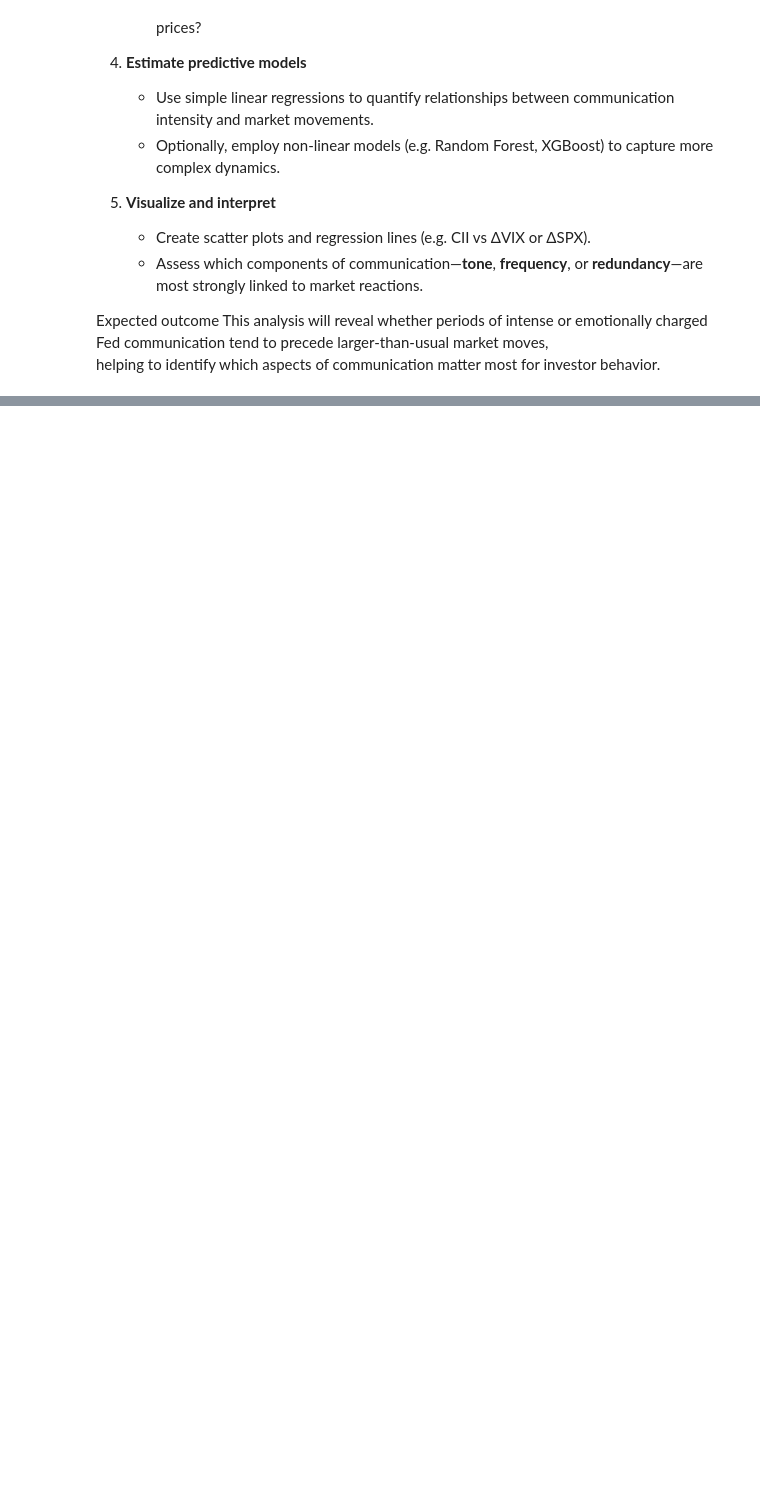
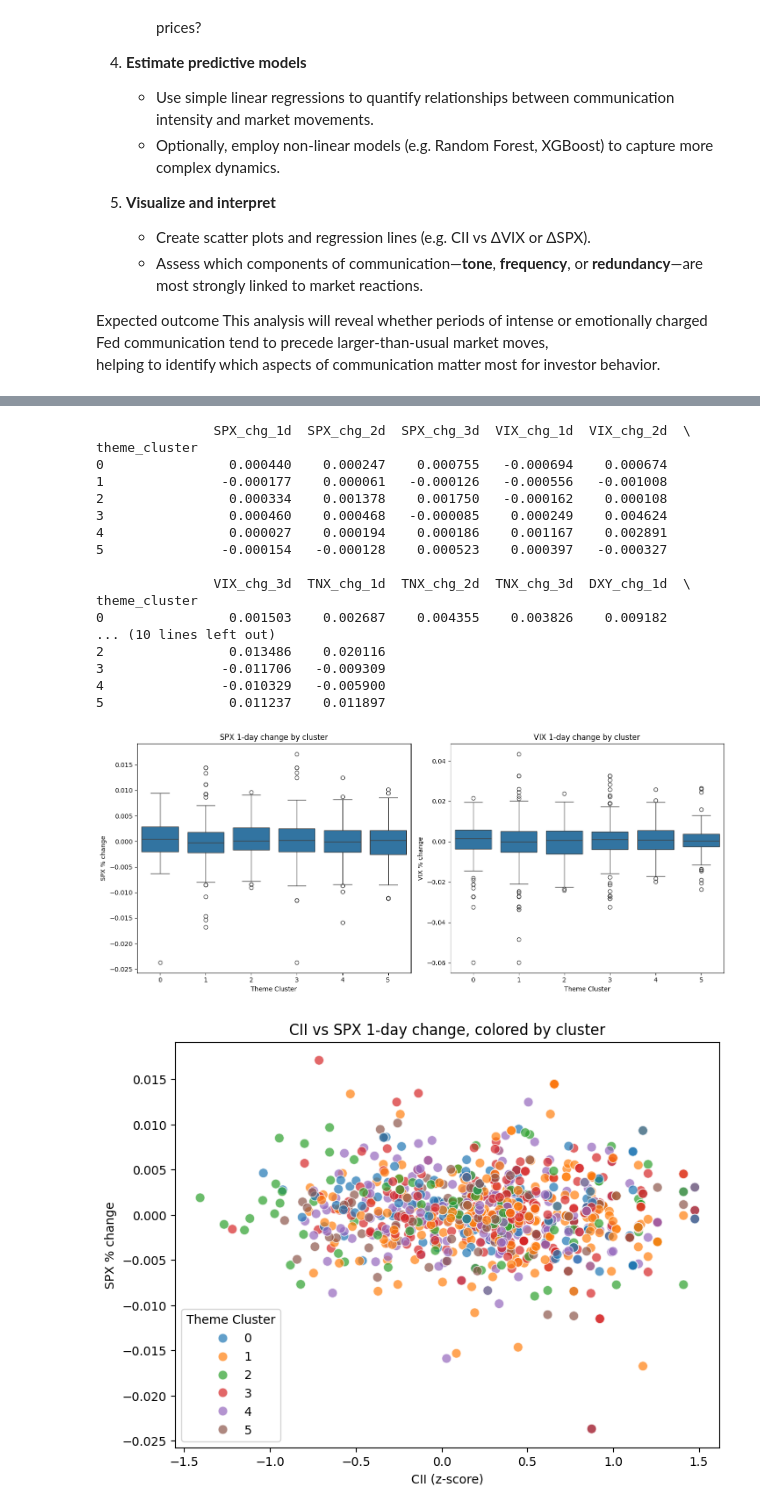
Before and after one commit to nonnen96/fed-communication-saturation, a Jupyter notebook: work.ipynb, the cells around one changed output, grey strips where cells are left out. Cells and saved outputs as stored; diff of their text form; code cells hidden in the pictures; blank space fills up the shorter version.

```diff
--- a/work.ipynb
+++ b/work.ipynb
@@ -991,0 +1001,56 @@ for m in market_vars:
+# %%
+# Agréger les rendements par cluster
+market_cols = ["SPX_chg_1d","SPX_chg_2d","SPX_chg_3d",
+               "VIX_chg_1d","VIX_chg_2d","VIX_chg_3d",
+               "TNX_chg_1d","TNX_chg_2d","TNX_chg_3d",
+               "DXY_chg_1d","DXY_chg_2d","DXY_chg_3d"]
+
+cluster_returns = df_merge.groupby("theme_cluster")[market_cols].mean()
+print(cluster_returns)
+
+# Boxplots par cluster pour 1-day SPX et VIX
+plt.figure(figsize=(14,6))
+
+plt.subplot(1,2,1)
+sns.boxplot(x="theme_cluster", y="SPX_chg_1d", data=df_merge)
+plt.title("SPX 1-day change by cluster")
+plt.xlabel("Theme Cluster")
+plt.ylabel("SPX % change")
+
+plt.subplot(1,2,2)
+sns.boxplot(x="theme_cluster", y="VIX_chg_1d", data=df_merge)
+plt.title("VIX 1-day change by cluster")
+plt.xlabel("Theme Cluster")
+plt.ylabel("VIX % change")
+
+plt.tight_layout()
+plt.show()
+
+# Scatterplot CII vs SPX 1d change, coloré par cluster
+plt.figure(figsize=(8,6))
+sns.scatterplot(x="CII", y="SPX_chg_1d", hue="theme_cluster", palette="tab10", data=df_merge, s=60, alpha=0.7)
+plt.title("CII vs SPX 1-day change, colored by cluster")
+plt.xlabel("CII (z-score)")
+plt.ylabel("SPX % change")
+plt.legend(title="Theme Cluster", loc="best")
+plt.show()
+# %% [output]
+               SPX_chg_1d  SPX_chg_2d  SPX_chg_3d  VIX_chg_1d  VIX_chg_2d  \
+theme_cluster
+0                0.000440    0.000247    0.000755   -0.000694    0.000674
+1               -0.000177    0.000061   -0.000126   -0.000556   -0.001008
+2                0.000334    0.001378    0.001750   -0.000162    0.000108
+3                0.000460    0.000468   -0.000085    0.000249    0.004624
+4                0.000027    0.000194    0.000186    0.001167    0.002891
+5               -0.000154   -0.000128    0.000523    0.000397   -0.000327
+
+               VIX_chg_3d  TNX_chg_1d  TNX_chg_2d  TNX_chg_3d  DXY_chg_1d  \
+theme_cluster
+0                0.001503    0.002687    0.004355    0.003826    0.009182
+... (10 lines left out)
+2                0.013486    0.020116
+3               -0.011706   -0.009309
+4               -0.010329   -0.005900
+5                0.011237    0.011897
+[figure, added]
+[figure, added]
```
Also changed, not shown: parts of 17 cells of this notebook.
